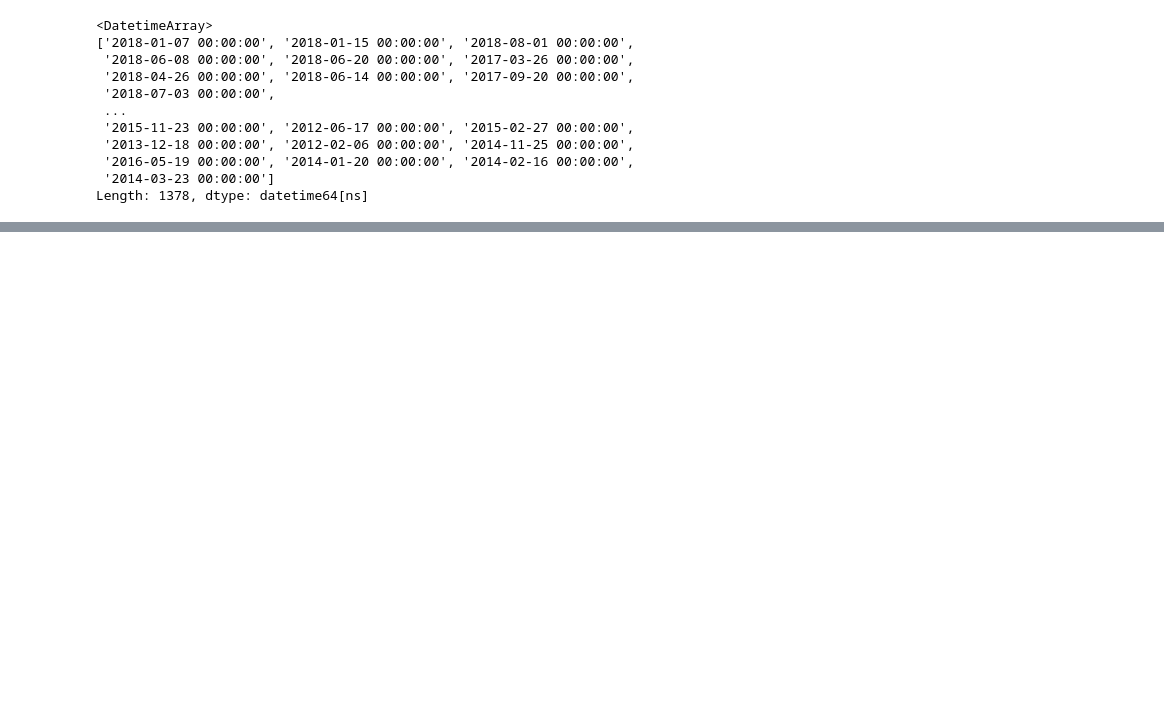
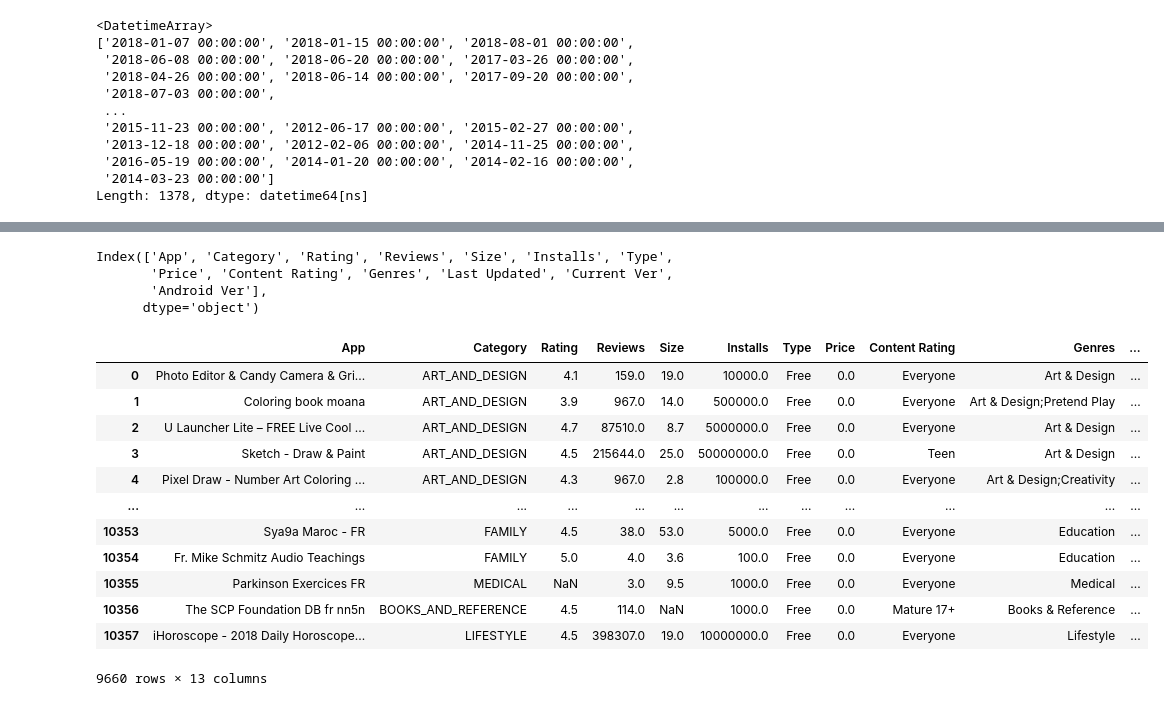
Before and after one commit to Shivauppe/FY2026_Feb, a Jupyter notebook: google_play.ipynb, the cells around one changed output, grey strips where cells are left out. Drawn from its saved outputs; the diff is of its cells as text; code cells hidden in the pictures; blank space fills up the shorter version.

```diff
--- a/google_play.ipynb
+++ b/google_play.ipynb
@@ -438,0 +491,23 @@ Length: 1378, dtype: datetime64[ns]
+# %%
+df_copy.columns
+# %% [output]
+Index(['App', 'Category', 'Rating', 'Reviews', 'Size', 'Installs', 'Type',
+       'Price', 'Content Rating', 'Genres', 'Last Updated', 'Current Ver',
+       'Android Ver'],
+      dtype='object')
+# %%
+df_copy
+# %% [output]
+|  | App | Category | Rating | Reviews | Size | Installs | Type | Price | Content Rating | Genres | ... |
+| 0 | Photo Editor & Candy Camera & Gri... | ART_AND_DESIGN | 4.1 | 159.0 | 19.0 | 10000.0 | Free | 0.0 | Everyone | Art & Design | ... |
+| 1 | Coloring book moana | ART_AND_DESIGN | 3.9 | 967.0 | 14.0 | 500000.0 | Free | 0.0 | Everyone | Art & Design;Pretend Play | ... |
+| 2 | U Launcher Lite – FREE Live Cool ... | ART_AND_DESIGN | 4.7 | 87510.0 | 8.7 | 5000000.0 | Free | 0.0 | Everyone | Art & Design | ... |
+| 3 | Sketch - Draw & Paint | ART_AND_DESIGN | 4.5 | 215644.0 | 25.0 | 50000000.0 | Free | 0.0 | Teen | Art & Design | ... |
+| 4 | Pixel Draw - Number Art Coloring ... | ART_AND_DESIGN | 4.3 | 967.0 | 2.8 | 100000.0 | Free | 0.0 | Everyone | Art & Design;Creativity | ... |
+| ... | ... | ... | ... | ... | ... | ... | ... | ... | ... | ... | ... |
+| 10353 | Sya9a Maroc - FR | FAMILY | 4.5 | 38.0 | 53.0 | 5000.0 | Free | 0.0 | Everyone | Education | ... |
+| 10354 | Fr. Mike Schmitz Audio Teachings | FAMILY | 5.0 | 4.0 | 3.6 | 100.0 | Free | 0.0 | Everyone | Education | ... |
+| 10355 | Parkinson Exercices FR | MEDICAL | NaN | 3.0 | 9.5 | 1000.0 | Free | 0.0 | Everyone | Medical | ... |
+| 10356 | The SCP Foundation DB fr nn5n | BOOKS_AND_REFERENCE | 4.5 | 114.0 | NaN | 1000.0 | Free | 0.0 | Mature 17+ | Books & Reference | ... |
+| 10357 | iHoroscope - 2018 Daily Horoscope... | LIFESTYLE | 4.5 | 398307.0 | 19.0 | 10000000.0 | Free | 0.0 | Everyone | Lifestyle | ... |
+9660 rows × 13 columns
```
Also changed, not shown: parts of 21 cells of this notebook, 1 other file.
